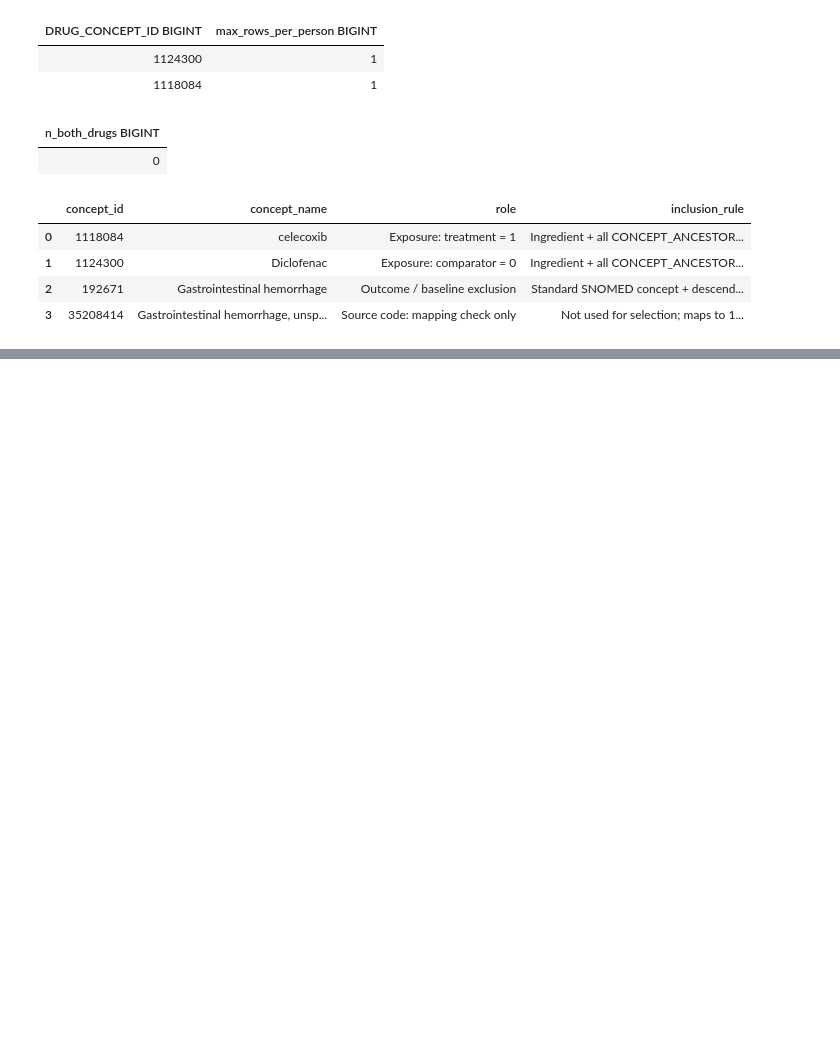
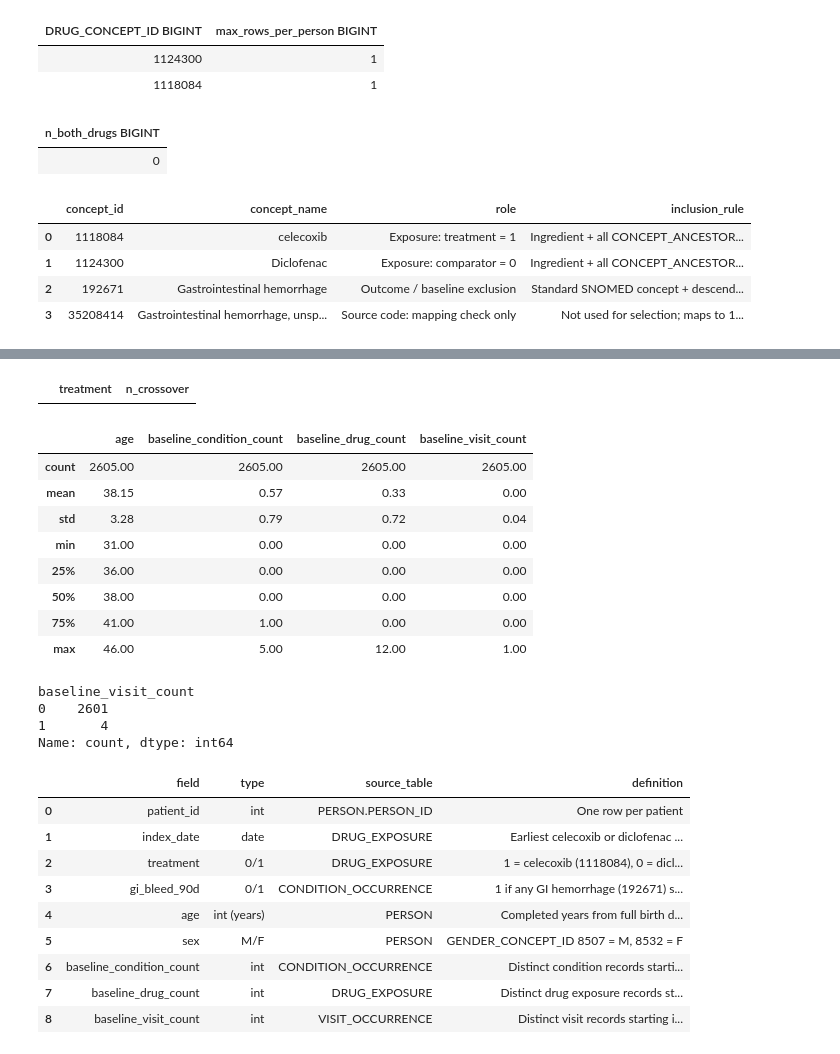
Before and after one commit to mehal-gosalia/gibleed-causal-inference, a Jupyter notebook: gibleed_analysis.ipynb, the cells around one changed output, grey strips where cells are left out. Drawn from its saved outputs; the diff is of its cells as text; code cells hidden in the pictures; blank space fills up the shorter version.

```diff
--- a/gibleed_analysis.ipynb
+++ b/gibleed_analysis.ipynb
@@ -220,0 +388,55 @@ concept_set_table
+# %%
+# rule 7 diagnostic: crossover = initiators of one drug who also have a record of the other within 90 days
+crossover = duckdb.sql("""
+    SELECT a.treatment, COUNT(DISTINCT a.patient_id) AS n_crossover
+    FROM ads AS a
+    JOIN drug_exp AS d ON d.person_id = a.patient_id
+    WHERE d.drug_concept_id = CASE WHEN a.treatment = 1 THEN 1124300 ELSE 1118084 END
+      AND CAST(d.drug_exposure_start_date AS DATE)
+          BETWEEN a.index_date + INTERVAL 1 DAY AND a.index_date + INTERVAL 90 DAY
+    GROUP BY a.treatment
+""").df()
+display(crossover)   # empty table = 0 crossovers in both arms
+
+# covariate distributions: how sparse are the baseline counts?
+display(ads[["age", "baseline_condition_count", "baseline_drug_count", "baseline_visit_count"]].describe().round(2))
+display(ads["baseline_visit_count"].value_counts())
+
+# data dictionary for derived fields (required by the brief)
+data_dictionary = pd.DataFrame([
+    ("patient_id", "int", "PERSON.PERSON_ID", "One row per patient"),
+    ("index_date", "date", "DRUG_EXPOSURE", "Earliest celecoxib or diclofenac DRUG_EXPOSURE_START_DATE"),
+    ("treatment", "0/1", "DRUG_EXPOSURE", "1 = celecoxib (1118084), 0 = diclofenac (1124300); fixed at index (ITT)"),
+    ("gi_bleed_90d", "0/1", "CONDITION_OCCURRENCE", "1 if any GI hemorrhage (192671) starts on index +1 to +90; patient-level"),
+    ("age", "int (years)", "PERSON", "Completed years from full birth date (year/month/day) to index_date"),
+    ("sex", "M/F", "PERSON", "GENDER_CONCEPT_ID 8507 = M, 8532 = F"),
+    ("baseline_condition_count", "int", "CONDITION_OCCURRENCE", "Distinct condition records starting index −365 to −1 (records, not unique diseases)"),
+    ("baseline_drug_count", "int", "DRUG_EXPOSURE", "Distinct drug exposure records starting index −365 to −1 (records, not unique ingredients)"),
+    ("baseline_visit_count", "int", "VISIT_OCCURRENCE", "Distinct visit records starting index −365 to −1"),
+], columns=["field", "type", "source_table", "definition"])
+data_dictionary
+# %% [output]
+|  | treatment | n_crossover |
+|  | age | baseline_condition_count | baseline_drug_count | baseline_visit_count |
+| count | 2605.00 | 2605.00 | 2605.00 | 2605.00 |
+| mean | 38.15 | 0.57 | 0.33 | 0.00 |
+| std | 3.28 | 0.79 | 0.72 | 0.04 |
+| min | 31.00 | 0.00 | 0.00 | 0.00 |
+| 25% | 36.00 | 0.00 | 0.00 | 0.00 |
+| 50% | 38.00 | 0.00 | 0.00 | 0.00 |
+| 75% | 41.00 | 1.00 | 0.00 | 0.00 |
+| max | 46.00 | 5.00 | 12.00 | 1.00 |
+baseline_visit_count
+0    2601
+1       4
+Name: count, dtype: int64
+|  | field | type | source_table | definition |
+| 0 | patient_id | int | PERSON.PERSON_ID | One row per patient |
+| 1 | index_date | date | DRUG_EXPOSURE | Earliest celecoxib or diclofenac ... |
+| 2 | treatment | 0/1 | DRUG_EXPOSURE | 1 = celecoxib (1118084), 0 = dicl... |
+| 3 | gi_bleed_90d | 0/1 | CONDITION_OCCURRENCE | 1 if any GI hemorrhage (192671) s... |
+| 4 | age | int (years) | PERSON | Completed years from full birth d... |
+| 5 | sex | M/F | PERSON | GENDER_CONCEPT_ID 8507 = M, 8532 = F |
+| 6 | baseline_condition_count | int | CONDITION_OCCURRENCE | Distinct condition records starti... |
+| 7 | baseline_drug_count | int | DRUG_EXPOSURE | Distinct drug exposure records st... |
+| 8 | baseline_visit_count | int | VISIT_OCCURRENCE | Distinct visit records starting i... |
```
Also changed, not shown: parts of 7 cells of this notebook, 1 other file.
